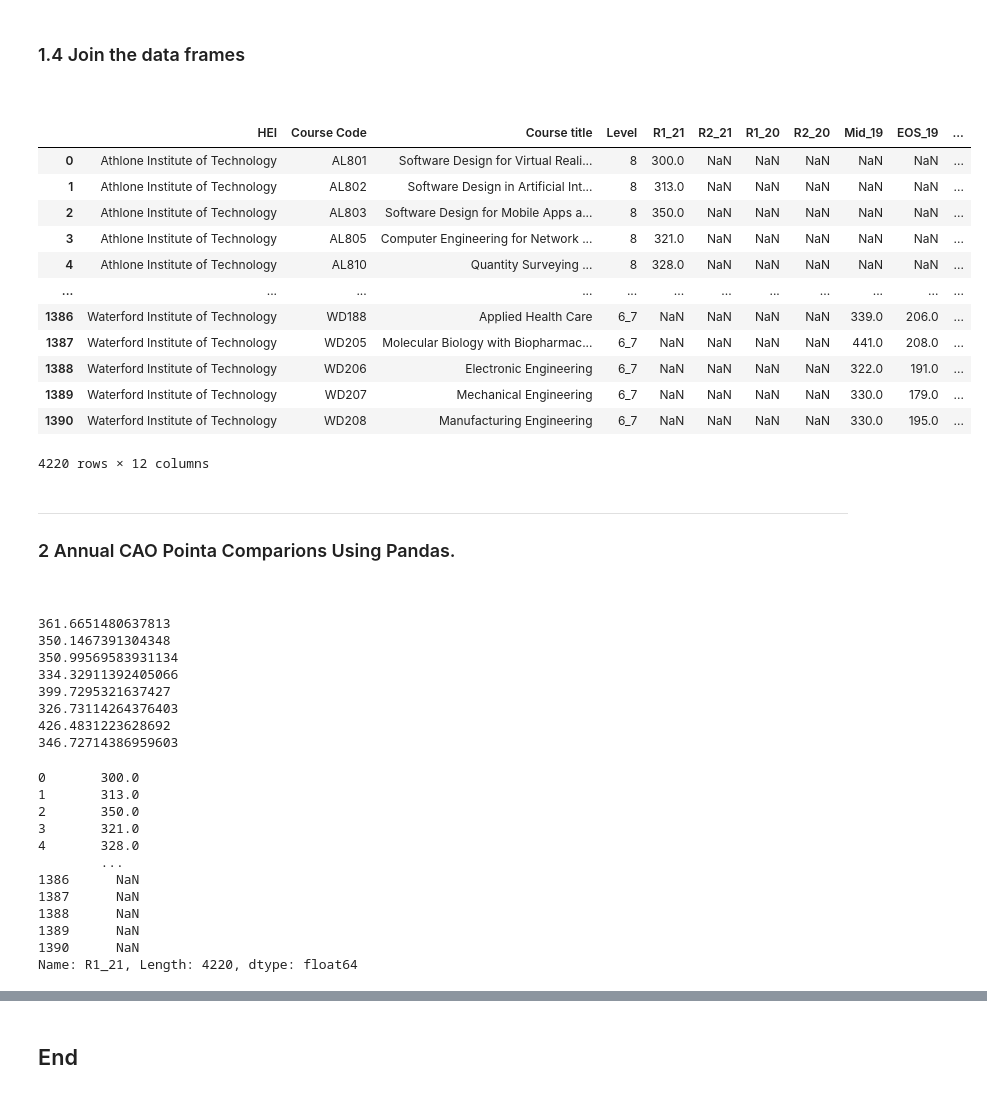
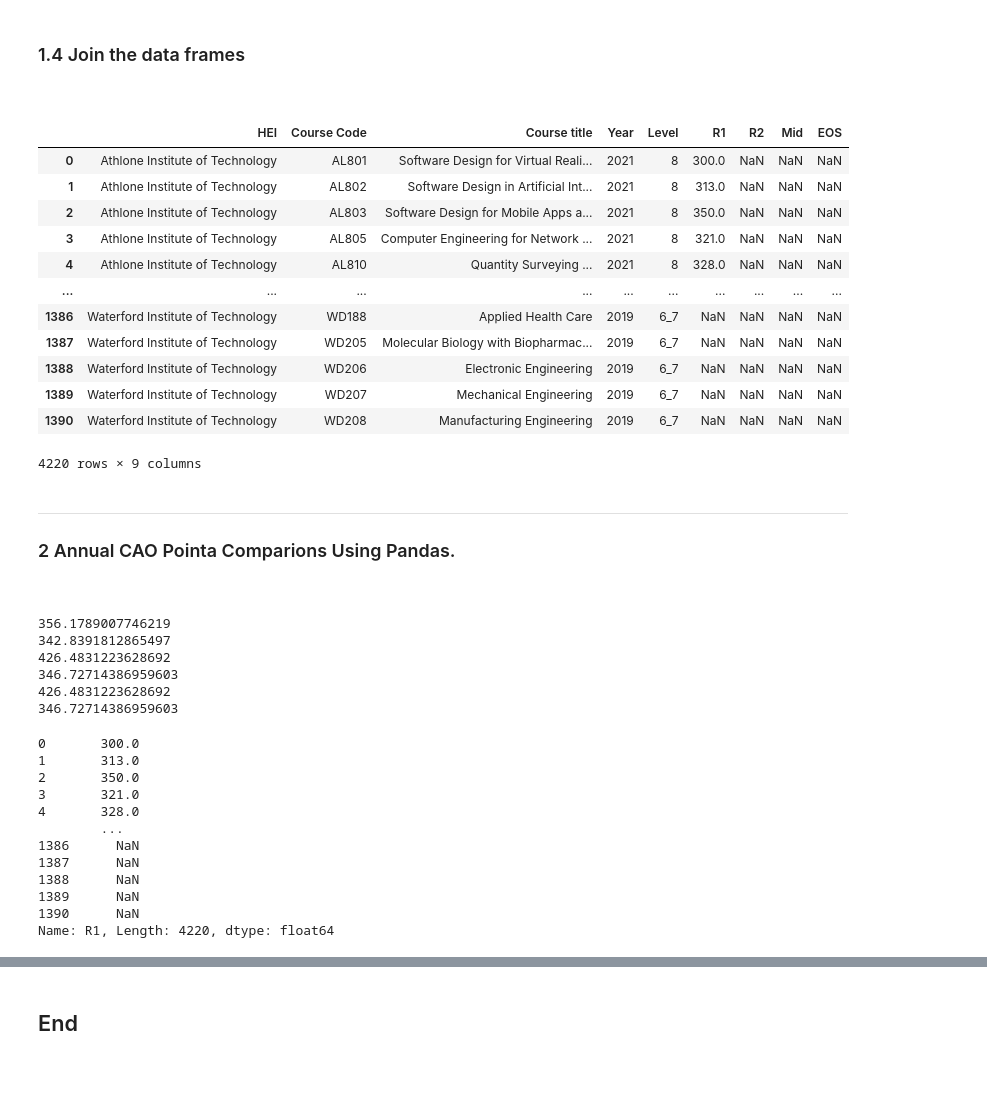
Before and after one commit to Jonish99/Fundamentals-of-Data-Analysis-Assessment, a Jupyter notebook: cao.ipynb, the cells around one changed output, grey strips where cells are left out. Cells and saved outputs as stored; diff of their text form; code cells hidden in the pictures.

Commit message:
Change all column names so, variables not defined by year in column heading but rather in a separate column. Reducing the overall number of columns and making df easier to handle

```diff
--- a/cao.ipynb
+++ b/cao.ipynb
@@ -522,12 +514,14 @@ reset index to remove indexes from appended dataframes.
 reset because reindex will notwork with duplicate values indexes (Prasanna, 2021)
 # %%
 df2019 = df2019.reset_index(drop=True)
+
 #Create and set year column
 df2019['Year'] =2019
+
 #create columns for potfolio, AQA and random - signal 1 even though there is only 1 for 2019
-df2019['Rn1_19'] =''
-df2019['Po1_19'] =''
-df2019['AQA1_19'] =''
+df2019['Rn1'] =''
+df2019['Po1'] =''
+df2019['AQA1'] =''
 #deal with random, portfolio and AQAs. These occur only in in the EOS field so check this field
 #for occurence, and strip out digits, replace digits and move flag to new column.
 #This done by passing df rows to helper functions
@@ -542,16 +536,16 @@ def getRandomCol(row):
     #treat this field as string
     if row['EOS'].find('*') > -1:
         return '*'
-df2019['Rn1_19'] =  df2019.apply(lambda row: getRandomCol(row), axis=1)
+df2019['Rn1'] =  df2019.apply(lambda row: getRandomCol(row), axis=1)
 
 def getPortFolCol(row):
     if row['EOS'].find('#') > -1:
         return '#'
-df2019['Po1_19'] =  df2019.apply(lambda row: getPortFolCol(row), axis=1)
+df2019['Po1'] =  df2019.apply(lambda row: getPortFolCol(row), axis=1)
 def getAQACol(row):
     if row['EOS'].find('AQA') > -1:
         return 'AQA'
-df2019['AQA1_19'] =  df2019.apply(lambda row: getAQACol(row), axis=1)
+df2019['AQA1'] =  df2019.apply(lambda row: getAQACol(row), axis=1)
 #finally return digits if they exist to EOS
 def getDigitsCol(row):
     points=''
@@ -591,22 +585,22 @@ all_Courses=pd.concat(dfs)
 #debug
 #all_Courses.to_csv('data/wholething.csv')
 # %%
-all_Courses_Cols=all_Courses[['HEI','Course Code','Course title' ,'Level','R1_21','R2_21','R1_20','R2_20','Mid_19','EOS_19','Mid_20','EOS_20']]
+all_Courses_Cols=all_Courses[['HEI','Course Code','Course title' ,'Year','Level','R1','R2','Mid','EOS']]
 all_Courses_Cols
 # %% [output]
-|  | HEI | Course Code | Course title | Level | R1_21 | R2_21 | R1_20 | R2_20 | Mid_19 | EOS_19 | ... |
-| 0 | Athlone Institute of Technology | AL801 | Software Design for Virtual Reali... | 8 | 300.0 | NaN | NaN | NaN | NaN | NaN | ... |
-| 1 | Athlone Institute of Technology | AL802 | Software Design in Artificial Int... | 8 | 313.0 | NaN | NaN | NaN | NaN | NaN | ... |
-| 2 | Athlone Institute of Technology | AL803 | Software Design for Mobile Apps a... | 8 | 350.0 | NaN | NaN | NaN | NaN | NaN | ... |
-| 3 | Athlone Institute of Technology | AL805 | Computer Engineering for Network ... | 8 | 321.0 | NaN | NaN | NaN | NaN | NaN | ... |
-| 4 | Athlone Institute of Technology | AL810 | Quantity Surveying ... | 8 | 328.0 | NaN | NaN | NaN | NaN | NaN | ... |
-| ... | ... | ... | ... | ... | ... | ... | ... | ... | ... | ... | ... |
-| 1386 | Waterford Institute of Technology | WD188 | Applied Health Care | 6_7 | NaN | NaN | NaN | NaN | 339.0 | 206.0 | ... |
-| 1387 | Waterford Institute of Technology | WD205 | Molecular Biology with Biopharmac... | 6_7 | NaN | NaN | NaN | NaN | 441.0 | 208.0 | ... |
-| 1388 | Waterford Institute of Technology | WD206 | Electronic Engineering | 6_7 | NaN | NaN | NaN | NaN | 322.0 | 191.0 | ... |
-| 1389 | Waterford Institute of Technology | WD207 | Mechanical Engineering | 6_7 | NaN | NaN | NaN | NaN | 330.0 | 179.0 | ... |
-| 1390 | Waterford Institute of Technology | WD208 | Manufacturing Engineering | 6_7 | NaN | NaN | NaN | NaN | 330.0 | 195.0 | ... |
+|  | HEI | Course Code | Course title | Year | Level | R1 | R2 | Mid | EOS |
+| 0 | Athlone Institute of Technology | AL801 | Software Design for Virtual Reali... | 2021 | 8 | 300.0 | NaN | NaN | NaN |
+| 1 | Athlone Institute of Technology | AL802 | Software Design in Artificial Int... | 2021 | 8 | 313.0 | NaN | NaN | NaN |
+| 2 | Athlone Institute of Technology | AL803 | Software Design for Mobile Apps a... | 2021 | 8 | 350.0 | NaN | NaN | NaN |
+| 3 | Athlone Institute of Technology | AL805 | Computer Engineering for Network ... | 2021 | 8 | 321.0 | NaN | NaN | NaN |
+| 4 | Athlone Institute of Technology | AL810 | Quantity Surveying ... | 2021 | 8 | 328.0 | NaN | NaN | NaN |
+| ... | ... | ... | ... | ... | ... | ... | ... | ... | ... |
+| 1386 | Waterford Institute of Technology | WD188 | Applied Health Care | 2019 | 6_7 | NaN | NaN | NaN | NaN |
+| 1387 | Waterford Institute of Technology | WD205 | Molecular Biology with Biopharmac... | 2019 | 6_7 | NaN | NaN | NaN | NaN |
+| 1388 | Waterford Institute of Technology | WD206 | Electronic Engineering | 2019 | 6_7 | NaN | NaN | NaN | NaN |
+| 1389 | Waterford Institute of Technology | WD207 | Mechanical Engineering | 2019 | 6_7 | NaN | NaN | NaN | NaN |
+| 1390 | Waterford Institute of Technology | WD208 | Manufacturing Engineering | 2019 | 6_7 | NaN | NaN | NaN | NaN |
-4220 rows × 12 columns
+4220 rows × 9 columns
 # %% [markdown]
 ---
 ### 2 Annual CAO Pointa Comparions Using Pandas.
@@ -618,32 +612,30 @@ all_Courses_Cols
 #debug:
 #print(all_Courses_Cols.dtypes)
 
-print(all_Courses_Cols['R1_21'].mean())#(Code Faster with Line-of-Code Completions, Cloudless Processing, 2021)
-print(all_Courses_Cols['R2_21'].mean())
-print(all_Courses_Cols['R1_20'].mean())
-print(all_Courses_Cols['R2_20'].mean())
-print(all_Courses_Cols['Mid_19'].mean())
-print(all_Courses_Cols['EOS_19'].mean())
-print(all_Courses_Cols['Mid_20'].mean())
-print(all_Courses_Cols['EOS_20'].mean())
+
+print(all_Courses_Cols['R1'].mean())
+print(all_Courses_Cols['R2'].mean())
+print(all_Courses_Cols['Mid'].mean())
+print(all_Courses_Cols['EOS'].mean())
+print(all_Courses_Cols['Mid'].mean())
+print(all_Courses_Cols['EOS'].mean())
 # %% [output]
-361.6651480637813
-350.1467391304348
-350.99569583931134
-334.32911392405066
-399.7295321637427
-326.73114264376403
+356.1789007746219
+342.8391812865497
 426.4831223628692
 346.72714386959603
+426.4831223628692
+346.72714386959603
 # %%
+#get statistical summary of each HEI
 CAOsummary_HEI=all_Courses_Cols.groupby('HEI').describe()
 #debug
-#CAOsummary.to_csv('data/CAOsummaryHEI.csv')
-#CAOsummary=all_Courses_Cols.groupby('HEI').describe()
+CAOsummary_HEI.to_csv('data/CAOsummaryHEI.csv')
+CAOsummaryYear=all_Courses_Cols.groupby('Year').describe()
 #debug
-#CAOsummary.to_csv('data/CAOsummaryYEAR.csv')
+CAOsummaryYear.to_csv('data/CAOsummaryYEAR.csv')
 #all_Courses_Cols.to_csv('data/all_data.csv')
-all_Courses_Cols["R1_21"]
+all_Courses_Cols["R1"]
 # %% [output]
 0       300.0
 1       313.0
@@ -656,5 +648,5 @@ all_Courses_Cols["R1_21"]
 1388      NaN
 1389      NaN
 1390      NaN
-Name: R1_21, Length: 4220, dtype: float64
+Name: R1, Length: 4220, dtype: float64
 # %%
```
Also changed, not shown: parts of 14 cells of this notebook.
